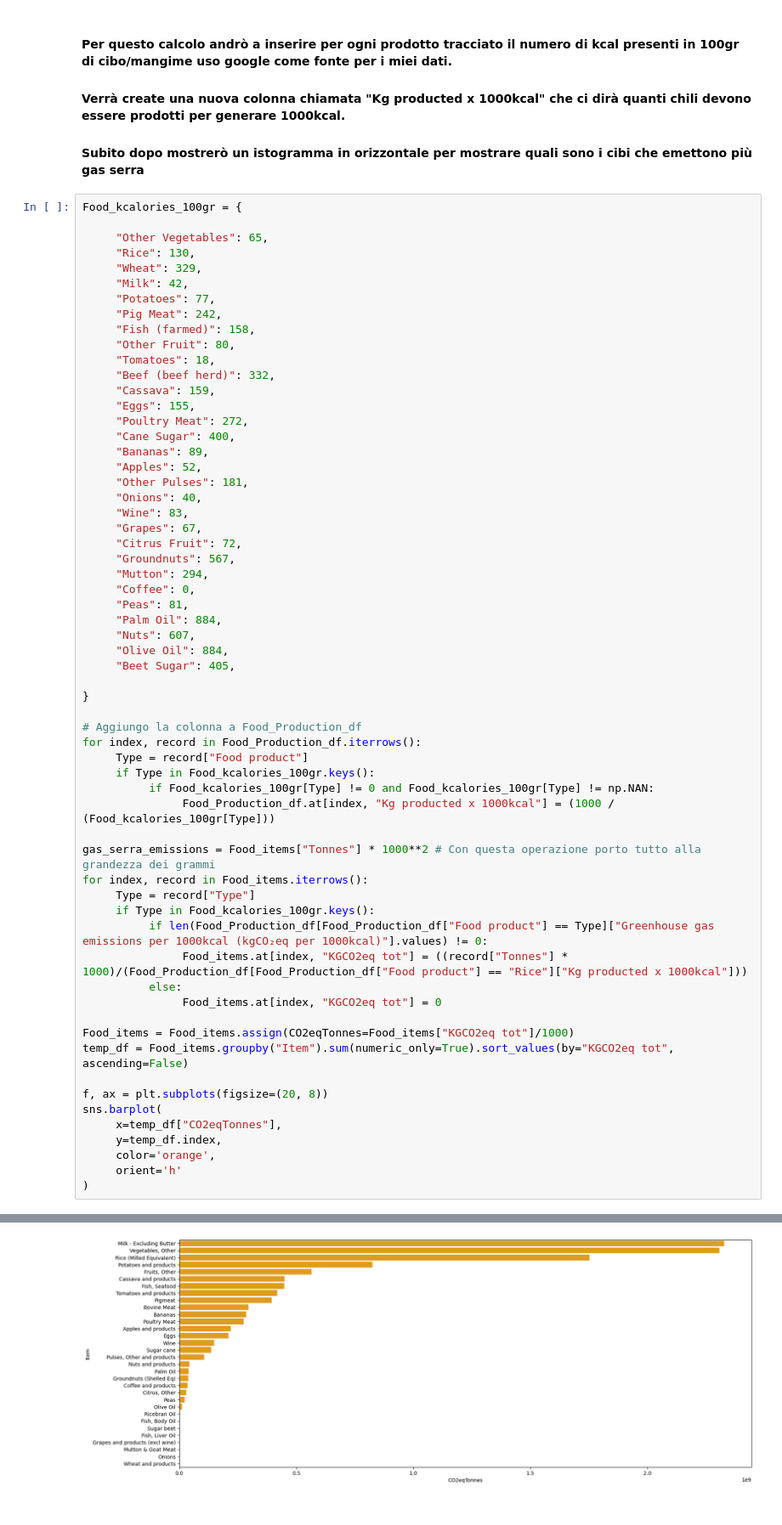
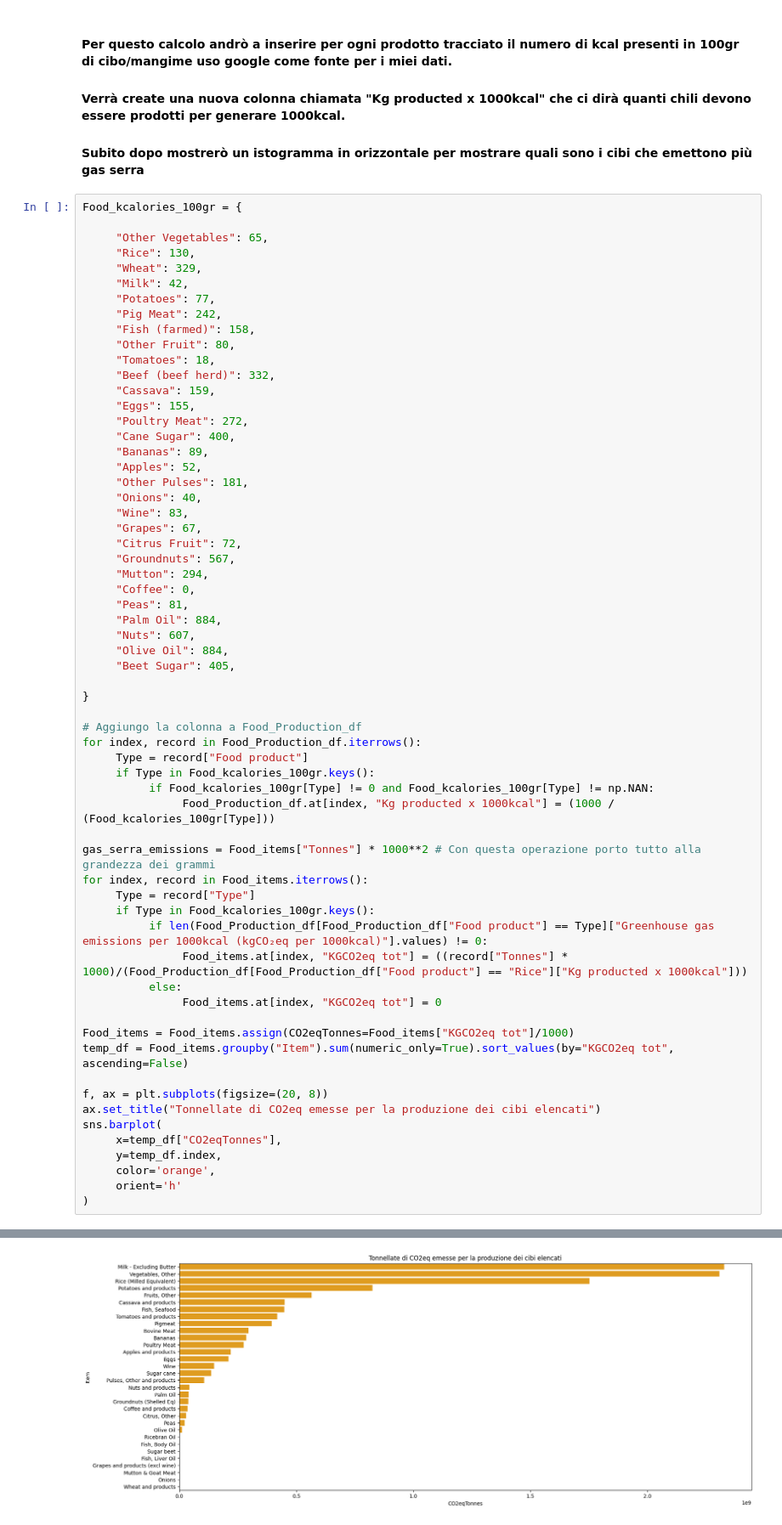
Before and after one commit to monkeymatt0/ProduzioneCibiMangimiImpattoAmbientale, a Jupyter notebook: MatteoVolleroDataVis.ipynb, the cells around one changed output, grey strips where cells are left out. Shown at 85% size. Drawn from its saved outputs; the diff is of its cells as text.

```diff
--- a/MatteoVolleroDataVis.ipynb
+++ b/MatteoVolleroDataVis.ipynb
@@ -535,6 +482,7 @@ Food_items = Food_items.assign(CO2eqTonnes=Food_items["KGCO2eq tot"]/1000)
 temp_df = Food_items.groupby("Item").sum(numeric_only=True).sort_values(by="KGCO2eq tot", ascending=False)
 
 f, ax = plt.subplots(figsize=(20, 8))
+ax.set_title("Tonnellate di CO2eq emesse per la produzione dei cibi elencati")
 sns.barplot(
      x=temp_df["CO2eqTonnes"],
      y=temp_df.index,
@@ -546 +494 @@ sns.barplot(
-[figure, old version]
+[figure, new version]
```
Also changed, not shown: parts of 28 cells of this notebook.
